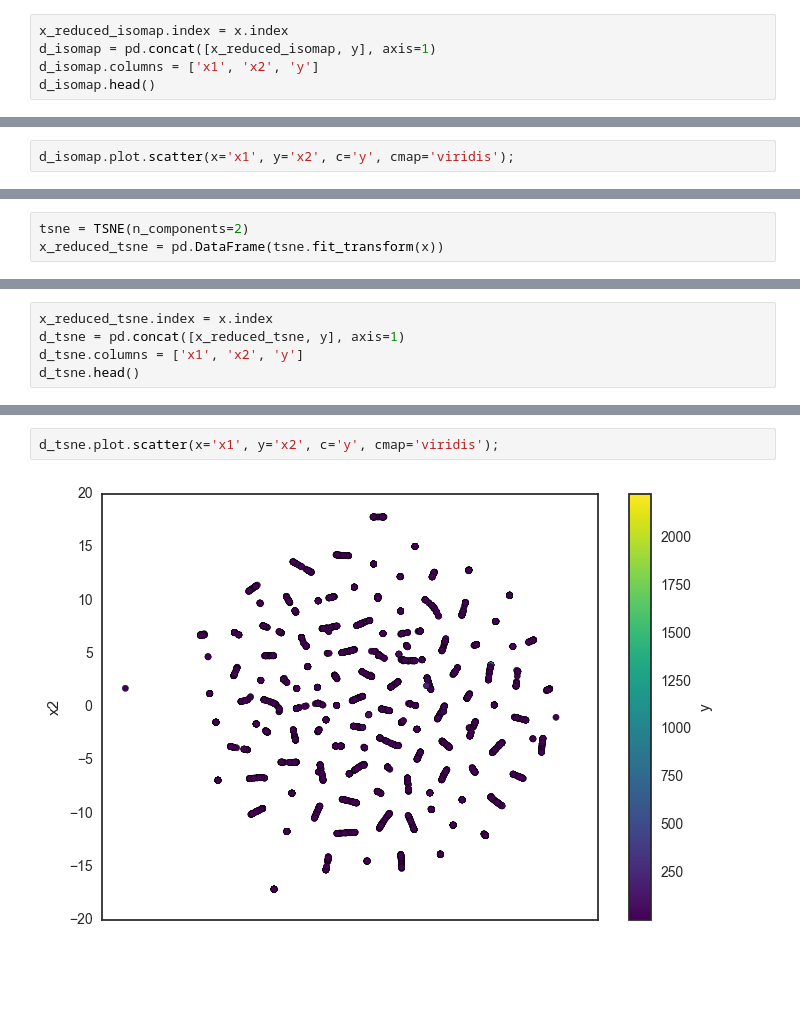
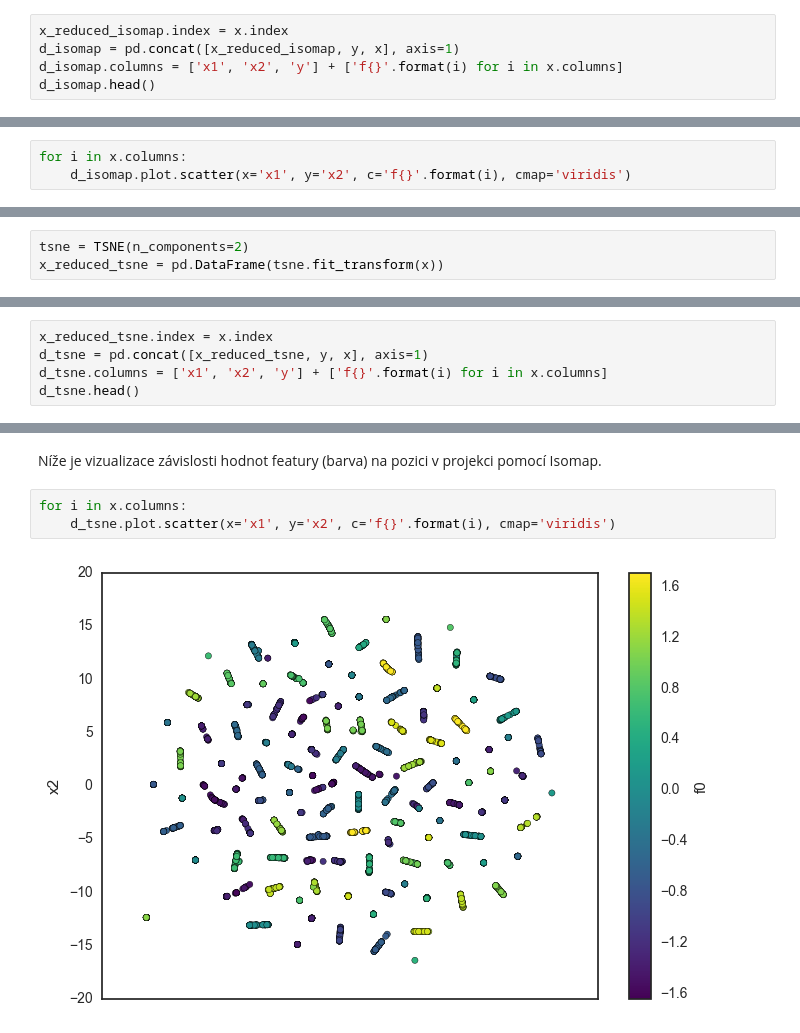
Before and after one commit to effa/dimensionality-reduction, a Jupyter notebook: manifold-learning.ipynb, the cells around one changed output, grey strips where cells are left out. Drawn from its saved outputs; the diff is of its cells as text; blank space fills up the shorter version.

Commit message:
Scatter plots for each feature in embedding has been added.

```diff
--- a/manifold-learning.ipynb
+++ b/manifold-learning.ipynb
@@ -85,6 +86,6 @@ rows, columns: (5000, 2)
 # %%
 x_reduced_isomap.index = x.index
-d_isomap = pd.concat([x_reduced_isomap, y], axis=1)
-d_isomap.columns = ['x1', 'x2', 'y']
+d_isomap = pd.concat([x_reduced_isomap, y, x], axis=1)
+d_isomap.columns = ['x1', 'x2', 'y'] + ['f{}'.format(i) for i in x.columns]
 d_isomap.head()
 # %% [output]
@@ -99,3 +109,4 @@ d_isomap.head()
 # %%
-d_isomap.plot.scatter(x='x1', y='x2', c='y', cmap='viridis');
+for i in x.columns:
+    d_isomap.plot.scatter(x='x1', y='x2', c='f{}'.format(i), cmap='viridis')
 # %% [output]
@@ -135,6 +158,6 @@ rows, columns: (5000, 2)
 # %%
 x_reduced_tsne.index = x.index
-d_tsne = pd.concat([x_reduced_tsne, y], axis=1)
-d_tsne.columns = ['x1', 'x2', 'y']
+d_tsne = pd.concat([x_reduced_tsne, y, x], axis=1)
+d_tsne.columns = ['x1', 'x2', 'y'] + ['f{}'.format(i) for i in x.columns]
 d_tsne.head()
 # %% [output]
@@ -147,4 +179,7 @@ d_tsne.head()
+# %% [markdown]
+Níže je vizualizace závislosti hodnot featury (barva) na pozici v projekci pomocí Isomap.
 # %%
-d_tsne.plot.scatter(x='x1', y='x2', c='y', cmap='viridis');
+for i in x.columns:
+    d_tsne.plot.scatter(x='x1', y='x2', c='f{}'.format(i), cmap='viridis')
 # %% [output]
-[figure, old version]
+[figure, new version]
```
Also changed, not shown: parts of 21 cells of this notebook.
